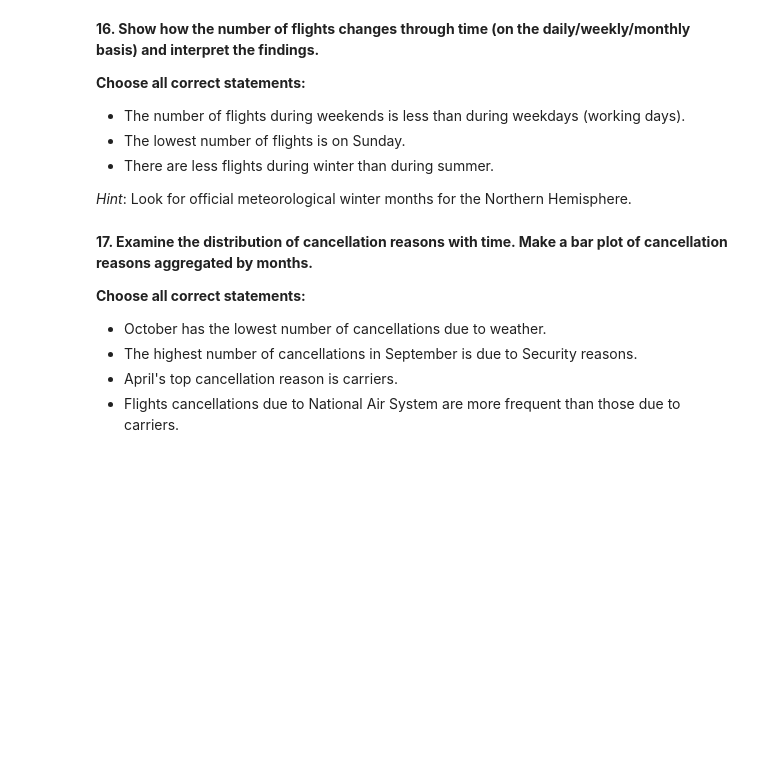
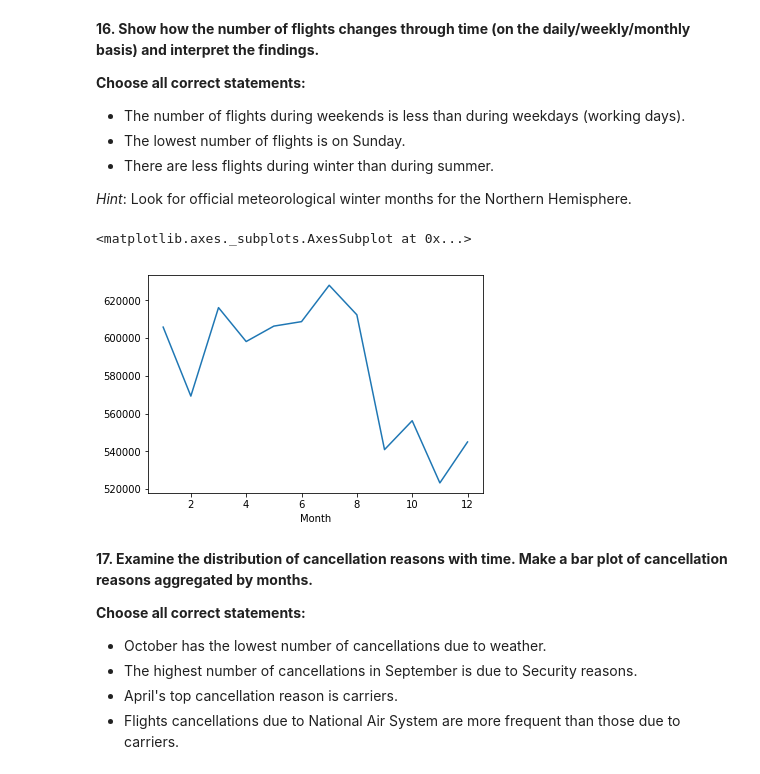
Before and after one commit to awkepler/Data-Analysis-with-Python, a Jupyter notebook: assignment1_USA_flights_EDA.ipynb, the cells around one changed output. Saved outputs shown, nothing was run; the diff lists cells and outputs as text; code cells hidden in the pictures; blank space fills up the shorter version.

```diff
--- a/assignment1_USA_flights_EDA.ipynb
+++ b/assignment1_USA_flights_EDA.ipynb
@@ -633,3 +667,11 @@ _Hint_: Look for official meteorological winter months for the Northern Hemisphe
+# %%
+#pd.crosstab(flights_df.Month, flights_df.DayOfWeek)
+df_deptime = flights_df.groupby('Month').size()
+df_deptime.plot()
+#Ans is last option
+# %% [output]
+<matplotlib.axes._subplots.AxesSubplot at 0x...>
+[figure, added]
 # %% [markdown]
 **17. Examine the distribution of cancellation reasons with time. Make a bar plot of cancellation reasons aggregated by months.**
 
```
Also changed, not shown: parts of 15 cells of this notebook.
